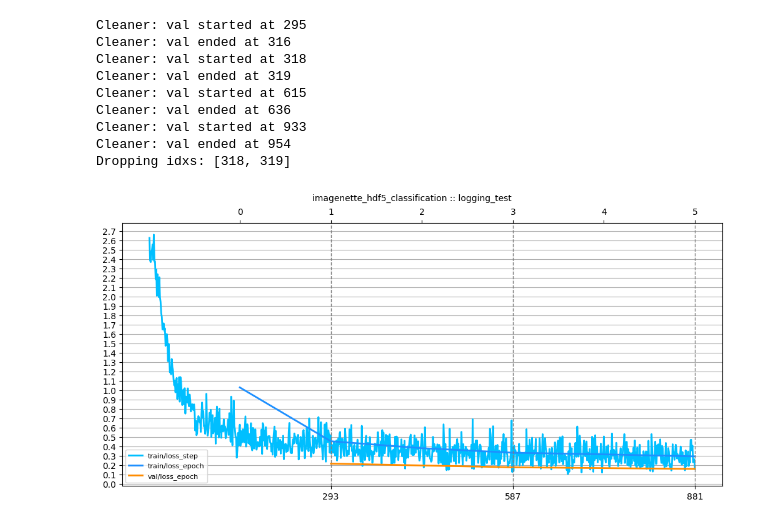
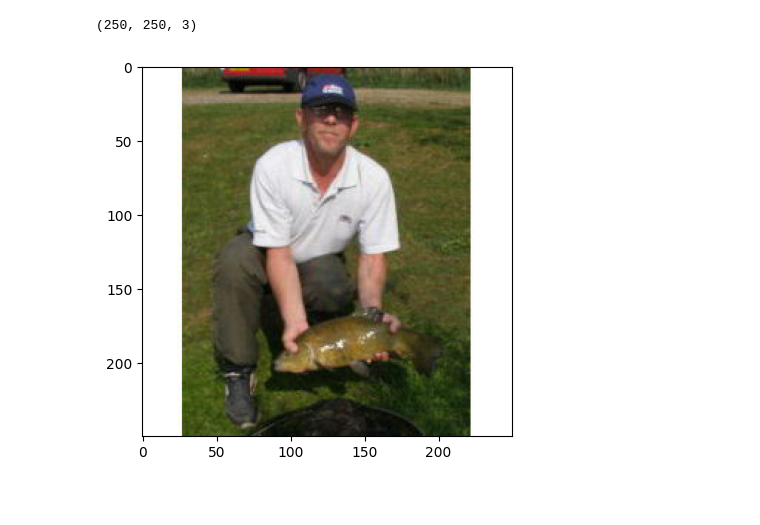
Before and after one commit to citruscaesar/geovision, a Jupyter notebook: geovision/scripts/experiment.ipynb, the cells around one changed output. Saved outputs shown, nothing was run; the diff lists cells and outputs as text; code cells hidden in the pictures; blank space fills up the shorter version.

Commit message:
improved logging and imagenet

```diff
--- a/geovision/scripts/experiment.ipynb
+++ b/geovision/scripts/experiment.ipynb
@@ -4,4 +30,21 @@
 %load_ext dotenv
 %autoreload 2
 %dotenv
+# %%
+import zipfile
+import numpy as np
+import matplotlib.pyplot as plt
+import imageio.v3 as iio
+
+with zipfile.ZipFile(Imagenet.archive) as zf:
+    for idx, row in df.iterrows():
+        with zf.open(row["image_path"].as_posix()) as image:
+            image = iio.imread(image.read())
+            # image = np.frombuffer(image.read(), dtype = np.uint8)
+            print(image.shape)
+            plt.imshow(image)
+        break
+# %% [output]
+(250, 250, 3)
+[figure, added]
 # %%
@@ -78,13 +63,0 @@ trainer.fit(
-# %%
-plot_experiment(config)
-# %% [output]
-Cleaner: val started at 295
-Cleaner: val ended at 316
-Cleaner: val started at 318
-Cleaner: val ended at 319
-Cleaner: val started at 615
-Cleaner: val ended at 636
-Cleaner: val started at 933
-Cleaner: val ended at 954
-Dropping idxs: [318, 319]
-[figure, removed]
```
Also changed, not shown: parts of 16 cells of this notebook, 34 other files.
